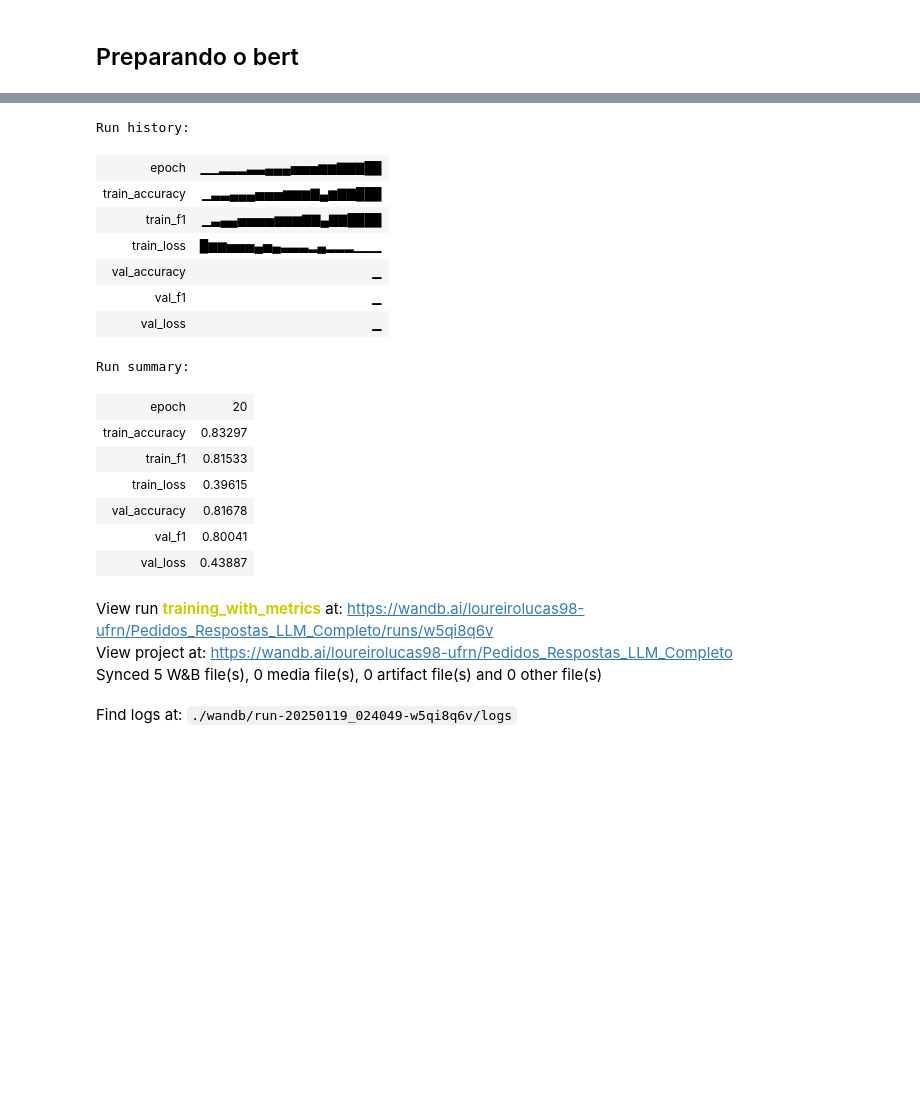
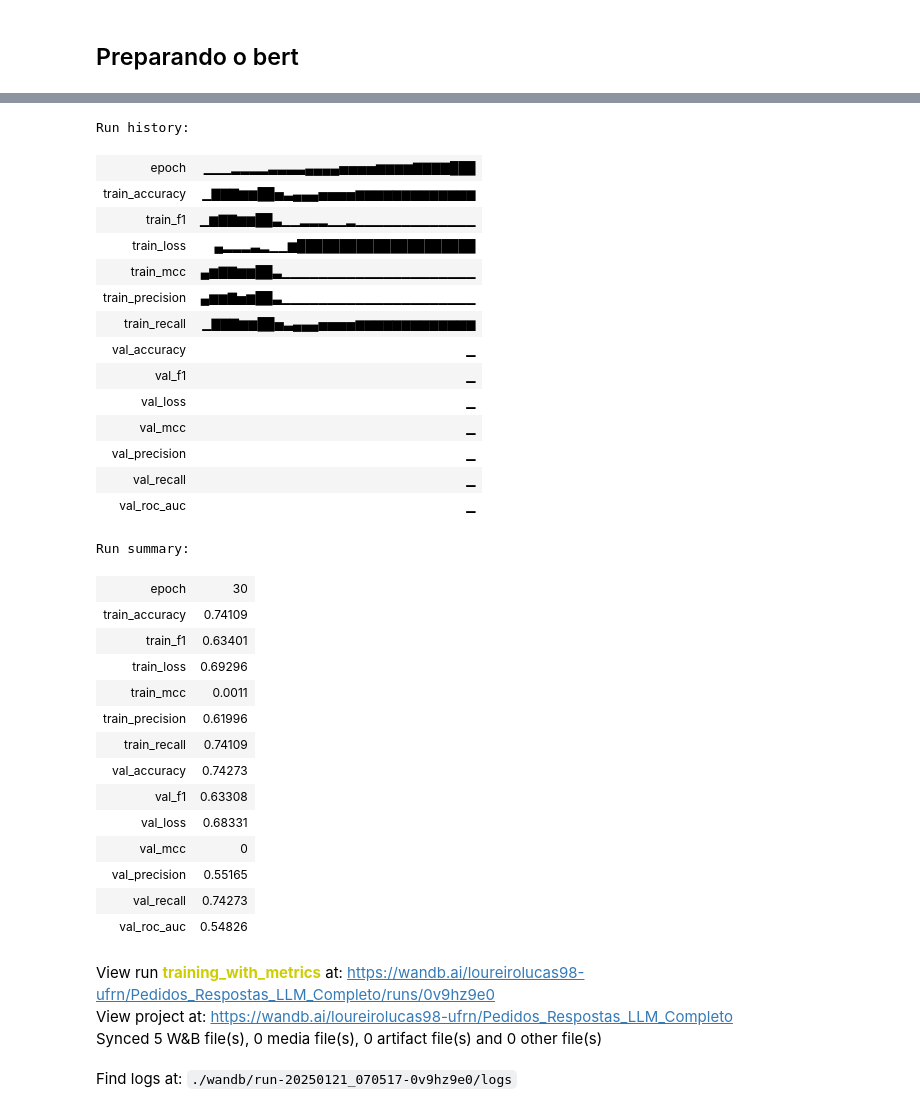
Before and after one commit to L0ureiro/Pedidos-e-Respostas-LAI, a Jupyter notebook: run_npad_gpu/TreinamentoComPesos.ipynb, the cells around one changed output, grey strips where cells are left out. Drawn from its saved outputs; the diff is of its cells as text; code cells hidden in the pictures; blank space fills up the shorter version.

Commit message:
Ajuste dos notebooks para os mais atualizados

```diff
--- a/run_npad_gpu/Pedidos_LLM_Treinamento.ipynb
+++ b/run_npad_gpu/TreinamentoComPesos.ipynb
@@ -452,5 +434,14 @@ test_dataloader = DataLoader(test_dataset, batch_size=32)
 
 # Configurar o otimizador
 optimizer = AdamW(model.parameters(), lr=2e-5)
+
+# Calcular os pesos por classe (inverso da frequência das classes)
+class_counts = train_labels.bincount()
+class_weights = 1.0 / class_counts.float()
+class_weights = class_weights / class_weights.sum()  # Normalizar para somar 1
+class_weights = class_weights.to(device)
+
+# Definir a função de perda ponderada
+loss_fn = CrossEntropyLoss(weight=class_weights)
 # %%
 # Loop de treinamento e avaliação
@@ -552,6 +551,7 @@ model.eval()
 val_loss = 0
 val_true_labels = []
 val_predicted_labels = []
+val_probabilities = []
 
 with torch.no_grad():
     progress_bar = tqdm(test_dataloader, desc="Validando", leave=False)
@@ -563,21 +563,42 @@ with torch.no_grad():
         logits = outputs.logits
         val_loss += outputs.loss.item()
 
-        predictions = torch.argmax(softmax(logits, dim=-1), dim=-1)
+        # Obter probabilidades e predições
+        probabilities = softmax(logits, dim=-1).cpu().numpy()
+        predictions = torch.argmax(logits, dim=-1)
+
         val_true_labels.extend(labels.cpu().numpy())
         val_predicted_labels.extend(predictions.cpu().numpy())
+        val_probabilities.extend(probabilities)
 
 # Calcular métricas de validação
 val_accuracy = accuracy_score(val_true_labels, val_predicted_labels)
 val_f1 = f1_score(val_true_labels, val_predicted_labels, average="weighted")
+val_precision = precision_score(val_true_labels, val_predicted_labels, average="weighted")
+val_recall = recall_score(val_true_labels, val_predicted_labels, average="weighted")
+val_mcc = matthews_corrcoef(val_true_labels, val_predicted_labels)
 
-print(f"Validation - Loss: {val_loss / len(test_dataloader):.4f} - Accuracy: {val_accuracy:.4f} - F1: {val_f1:.4f}")
+# Calcular ROC-AUC para problemas binários
+if len(set(val_true_labels)) == 2:  # Apenas para classificação binária
+    val_roc_auc = roc_auc_score(val_true_labels, [prob[1] for prob in val_probabilities])
+else:
+    val_roc_auc = None  # ROC-AUC não aplicável para classificação multiclasse
 
-# Logar métricas de validação no WandB
+# Exibir métricas
+print(f"Validation - Loss: {val_loss / len(test_dataloader):.4f} - "
+      f"Accuracy: {val_accuracy:.4f} - F1: {val_f1:.4f} - "
+      f"Precision: {val_precision:.4f} - Recall: {val_recall:.4f} - "
+      f"MCC: {val_mcc:.4f} - ROC-AUC: {val_roc_auc if val_roc_auc else 'N/A'}")
+
+# Logar métricas no WandB
 wandb.log({
     "val_loss": val_loss / len(test_dataloader),
     "val_accuracy": val_accuracy,
     "val_f1": val_f1,
+    "val_precision": val_precision,
+    "val_recall": val_recall,
+    "val_mcc": val_mcc,
+    "val_roc_auc": val_roc_auc if val_roc_auc else None,
 })
 
 # Finalizar o WandB
@@ -587,24 +608,38 @@ Validation - Loss: 0.4389 - Accuracy: 0.8168 - F1: 0.8004
 [interactive output not drawn]
 Run history:
-| epoch | ▁▁▂▂▂▃▃▄▄▄▅▅▅▆▆▇▇▇██ |
-| train_accuracy | ▁▃▃▄▄▄▅▅▅▆▆▆▇▄▆▇▇███ |
-| train_f1 | ▁▃▄▄▅▅▅▅▆▆▆▇▇▄▇▇████ |
-| train_loss | █▆▆▅▅▅▄▅▄▃▃▃▂▄▂▂▂▁▁▁ |
+| epoch | ▁▁▁▂▂▂▂▃▃▃▃▄▄▄▄▅▅▅▅▆▆▆▆▇▇▇▇███ |
+| train_accuracy | ▁▇▇▇▆▆██▅▃▄▄▄▅▅▅▅▆▆▆▆▆▆▆▆▆▆▆▆▆ |
+| train_f1 | ▁▆▇▇▆▆██▃▁▁▂▂▂▁▁▂▁▁▁▁▁▁▁▁▁▁▁▁▁ |
+| train_loss | ▄▂▂▂▃▂▁▁▆█████████████████████ |
+| train_mcc | ▄▆▇▇▆▆██▃▁▁▁▁▁▁▁▁▁▁▁▁▁▁▁▁▁▁▁▁▁ |
+| train_precision | ▄▆▆▇▅▆██▃▁▁▁▁▁▁▁▁▁▁▁▁▁▁▁▁▁▁▁▁▁ |
+| train_recall | ▁▇▇▇▆▆██▅▃▄▄▄▅▅▅▅▆▆▆▆▆▆▆▆▆▆▆▆▆ |
 | val_accuracy | ▁ |
 | val_f1 | ▁ |
 | val_loss | ▁ |
+| val_mcc | ▁ |
+| val_precision | ▁ |
+| val_recall | ▁ |
+| val_roc_auc | ▁ |
 Run summary:
-| epoch | 20 |
-| train_accuracy | 0.83297 |
-| train_f1 | 0.81533 |
-| train_loss | 0.39615 |
-| val_accuracy | 0.81678 |
-| val_f1 | 0.80041 |
-| val_loss | 0.43887 |
+| epoch | 30 |
+| train_accuracy | 0.74109 |
+| train_f1 | 0.63401 |
+| train_loss | 0.69296 |
+| train_mcc | 0.0011 |
+| train_precision | 0.61996 |
+| train_recall | 0.74109 |
+| val_accuracy | 0.74273 |
+| val_f1 | 0.63308 |
+| val_loss | 0.68331 |
+| val_mcc | 0 |
+| val_precision | 0.55165 |
+| val_recall | 0.74273 |
+| val_roc_auc | 0.54826 |
-View run training_with_metrics at: https://wandb.ai/loureirolucas98-ufrn/Pedidos_Respostas_LLM_Completo/runs/w5qi8q6v
+View run training_with_metrics at: https://wandb.ai/loureirolucas98-ufrn/Pedidos_Respostas_LLM_Completo/runs/0v9hz9e0
 View project at: https://wandb.ai/loureirolucas98-ufrn/Pedidos_Respostas_LLM_Completo
 Synced 5 W&B file(s), 0 media file(s), 0 artifact file(s) and 0 other file(s)
-Find logs at: ./wandb/run-20250119_024049-w5qi8q6v/logs
+Find logs at: ./wandb/run-20250121_070517-0v9hz9e0/logs
 # %%
 import os
 from dotenv import load_dotenv
```
Also changed, not shown: parts of 8 cells of this notebook, 2 other files.
